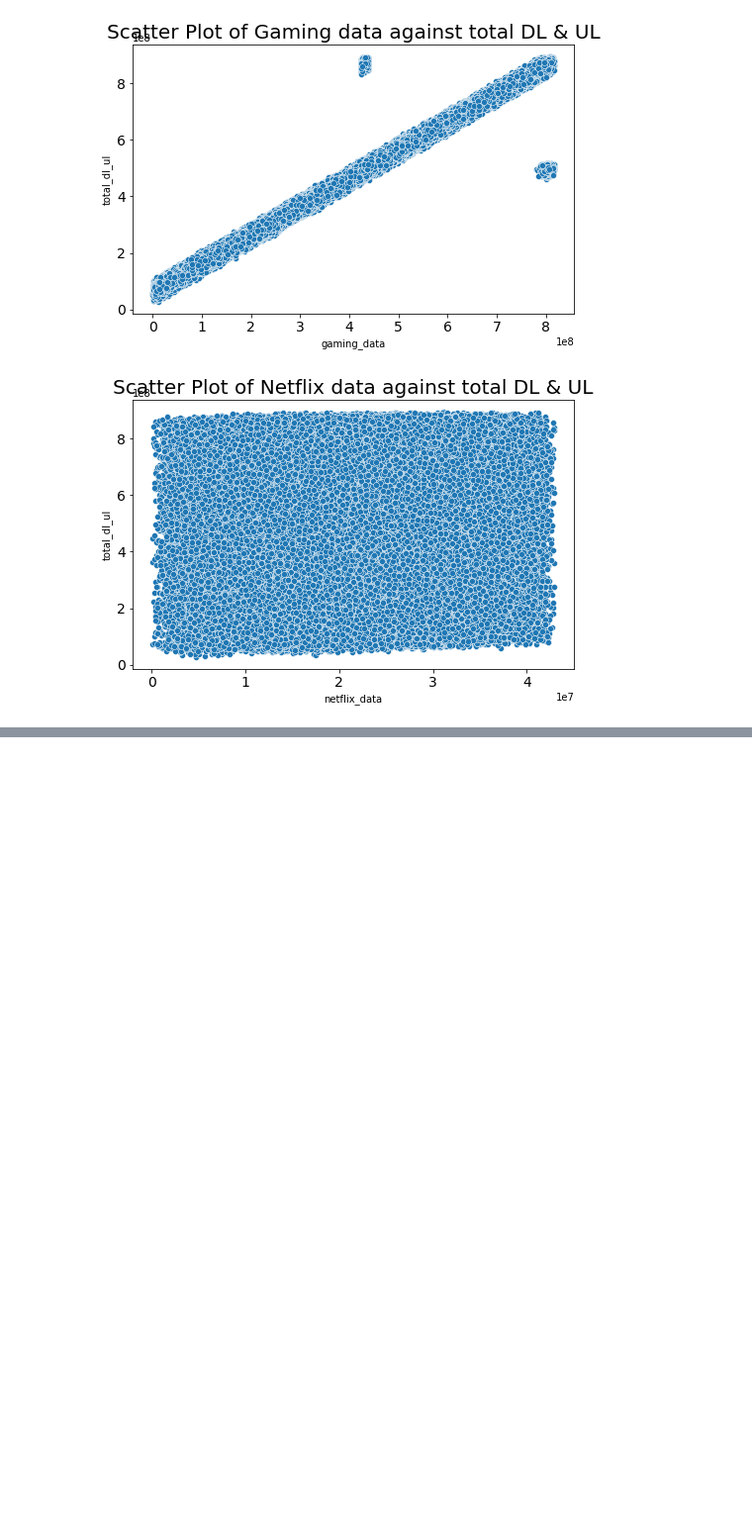
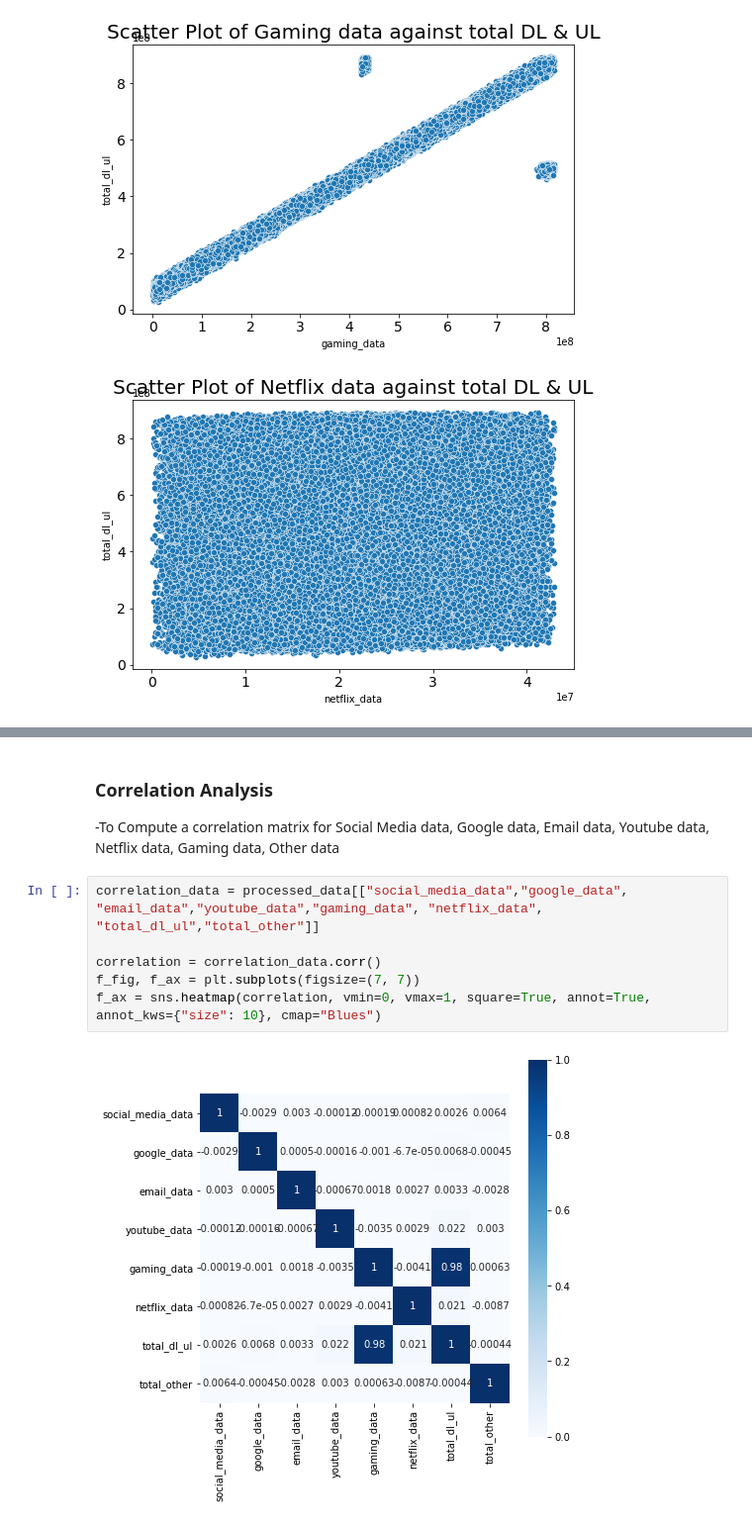
Before and after one commit to Caphace-Ethan/Telecom-User-Data-Analysis, a Jupyter notebook: notebooks/Data_Exploratory_Analysis.ipynb, the cells around one changed output, grey strips where cells are left out. Shown at 99% size. Drawn from its saved outputs; the diff is of its cells as text; blank space fills up the shorter version.

```diff
--- a/notebooks/Data_Exploratory_Analysis.ipynb
+++ b/notebooks/Data_Exploratory_Analysis.ipynb
@@ -924,0 +960,11 @@ for column in column_list:
+# %% [markdown]
+### Correlation Analysis
+ -To Compute a correlation matrix for Social Media data, Google data, Email data, Youtube data, Netflix data, Gaming data, Other data
+# %%
+correlation_data = processed_data[["social_media_data","google_data", "email_data","youtube_data","gaming_data", "netflix_data", "total_dl_ul","total_other"]]
+
+correlation = correlation_data.corr()
+f_fig, f_ax = plt.subplots(figsize=(7, 7))
+f_ax = sns.heatmap(correlation, vmin=0, vmax=1, square=True, annot=True, annot_kws={"size": 10}, cmap="Blues")
+# %% [output]
+[figure, added]
```
Also changed, not shown: parts of 9 cells of this notebook.
